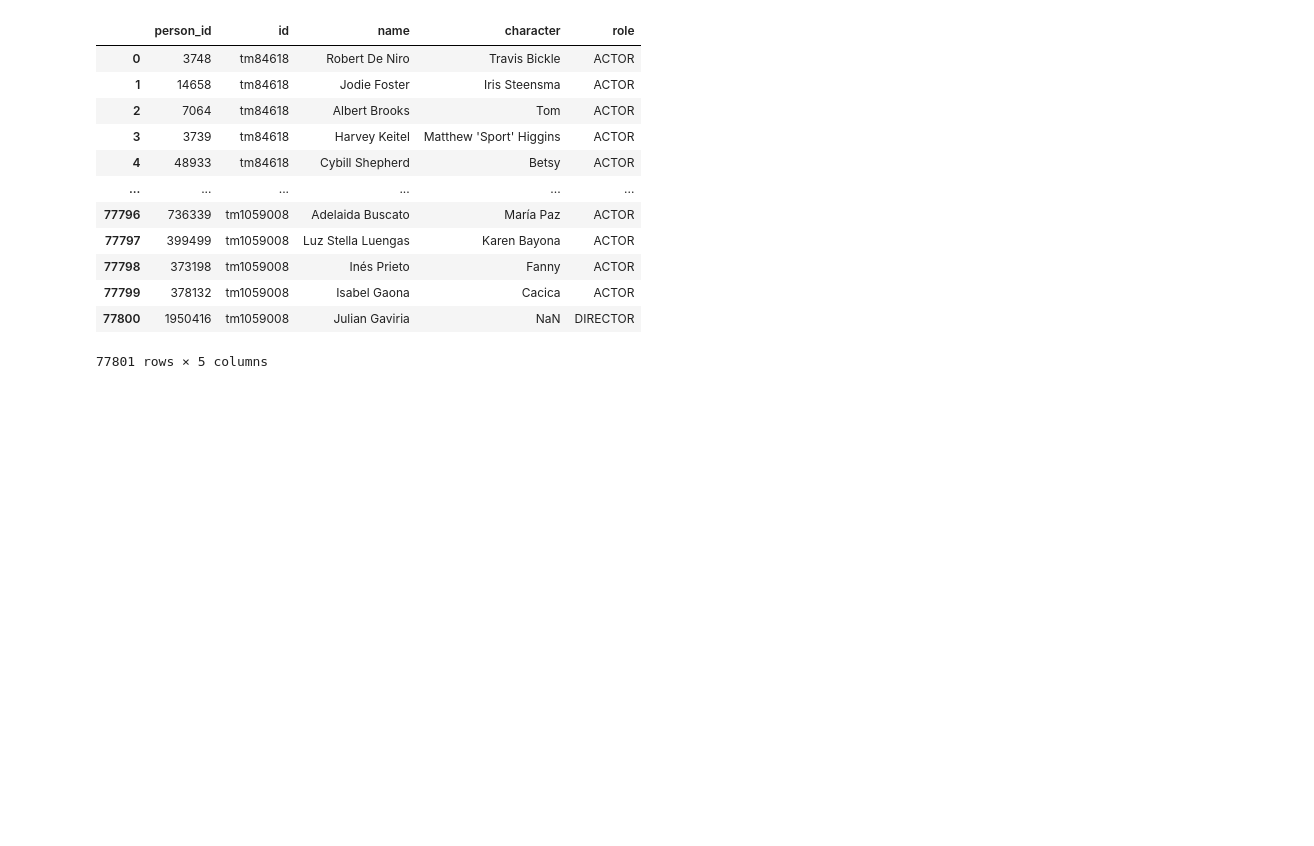
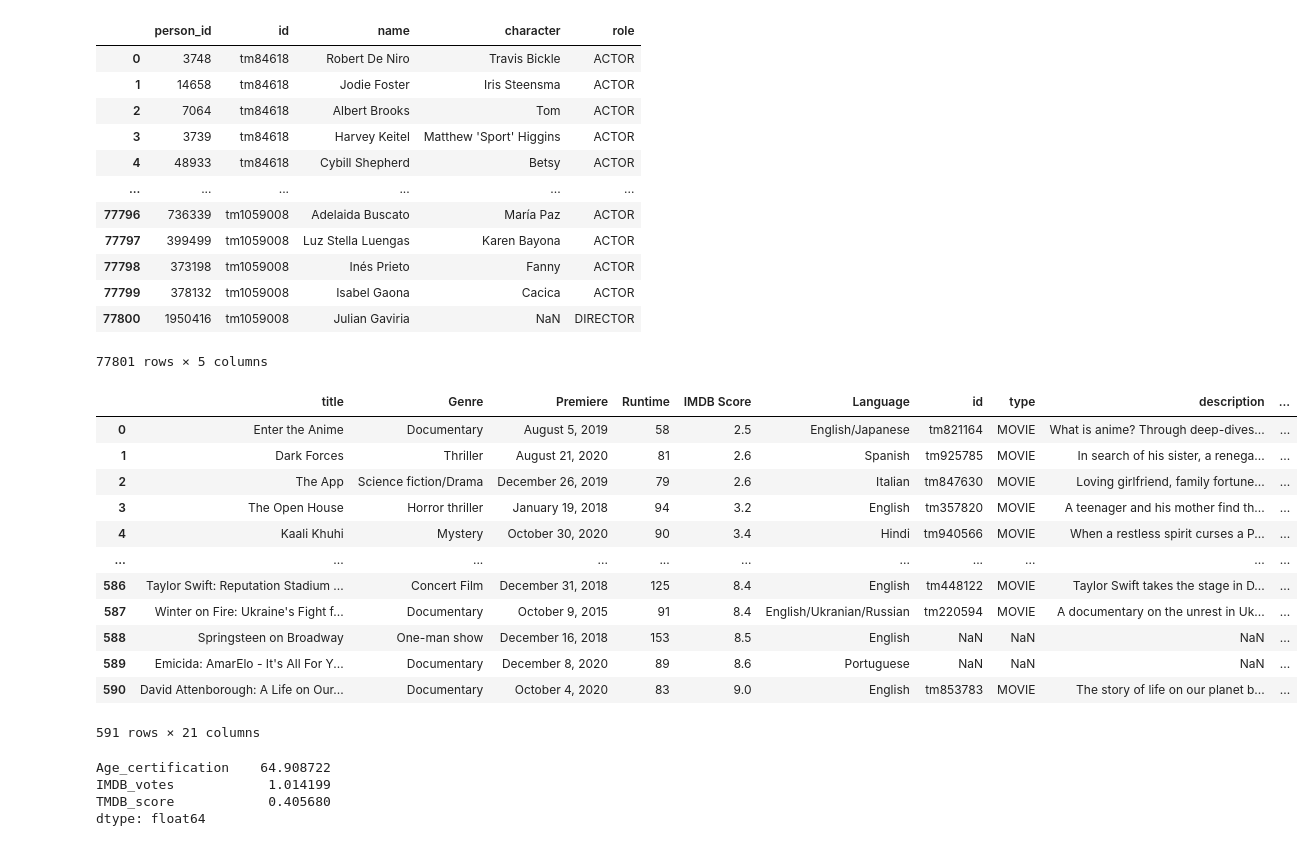
Before and after one commit to jrodrisanz/ProyectoETL, a Jupyter notebook: src/netflix_film.ipynb, the cells around one changed output. Drawn from its saved outputs; the diff is of its cells as text; code cells hidden in the pictures; blank space fills up the shorter version.

```diff
--- a/src/netflix_film.ipynb
+++ b/src/netflix_film.ipynb
@@ -234,0 +205,16 @@ df['generos'] = genres
+# %%
+df
+# %% [output]
+|  | title | Genre | Premiere | Runtime | IMDB Score | Language | id | type | description | ... |
+| 0 | Enter the Anime | Documentary | August 5, 2019 | 58 | 2.5 | English/Japanese | tm821164 | MOVIE | What is anime? Through deep-dives... | ... |
+| 1 | Dark Forces | Thriller | August 21, 2020 | 81 | 2.6 | Spanish | tm925785 | MOVIE | In search of his sister, a renega... | ... |
+| 2 | The App | Science fiction/Drama | December 26, 2019 | 79 | 2.6 | Italian | tm847630 | MOVIE | Loving girlfriend, family fortune... | ... |
+| 3 | The Open House | Horror thriller | January 19, 2018 | 94 | 3.2 | English | tm357820 | MOVIE | A teenager and his mother find th... | ... |
+| 4 | Kaali Khuhi | Mystery | October 30, 2020 | 90 | 3.4 | Hindi | tm940566 | MOVIE | When a restless spirit curses a P... | ... |
+| ... | ... | ... | ... | ... | ... | ... | ... | ... | ... | ... |
+| 586 | Taylor Swift: Reputation Stadium ... | Concert Film | December 31, 2018 | 125 | 8.4 | English | tm448122 | MOVIE | Taylor Swift takes the stage in D... | ... |
+| 587 | Winter on Fire: Ukraine's Fight f... | Documentary | October 9, 2015 | 91 | 8.4 | English/Ukranian/Russian | tm220594 | MOVIE | A documentary on the unrest in Uk... | ... |
+| 588 | Springsteen on Broadway | One-man show | December 16, 2018 | 153 | 8.5 | English | NaN | NaN | NaN | ... |
+| 589 | Emicida: AmarElo - It's All For Y... | Documentary | December 8, 2020 | 89 | 8.6 | Portuguese | NaN | NaN | NaN | ... |
+| 590 | David Attenborough: A Life on Our... | Documentary | October 4, 2020 | 83 | 9.0 | English | tm853783 | MOVIE | The story of life on our planet b... | ... |
+591 rows × 21 columns
@@ -234,0 +231,8 @@ df['generos'] = genres
+# %%
+nan_cols = df.isna().mean() * 100  # porcentaje de nulos de la tabla Titles
+nan_cols[nan_cols>0]
+# %% [output]
+Age_certification    64.908722
+IMDB_votes            1.014199
+TMDB_score            0.405680
+dtype: float64
```
Also changed, not shown: parts of 14 cells of this notebook, 5 other files.
